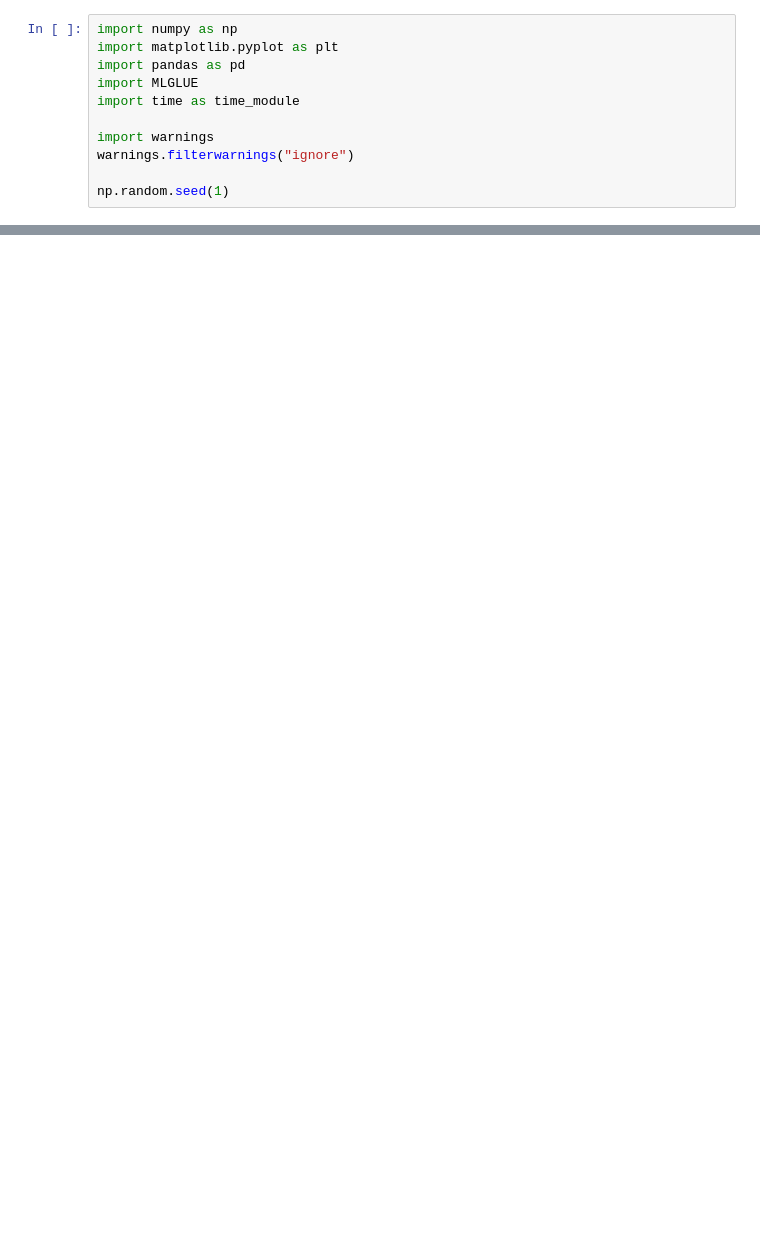
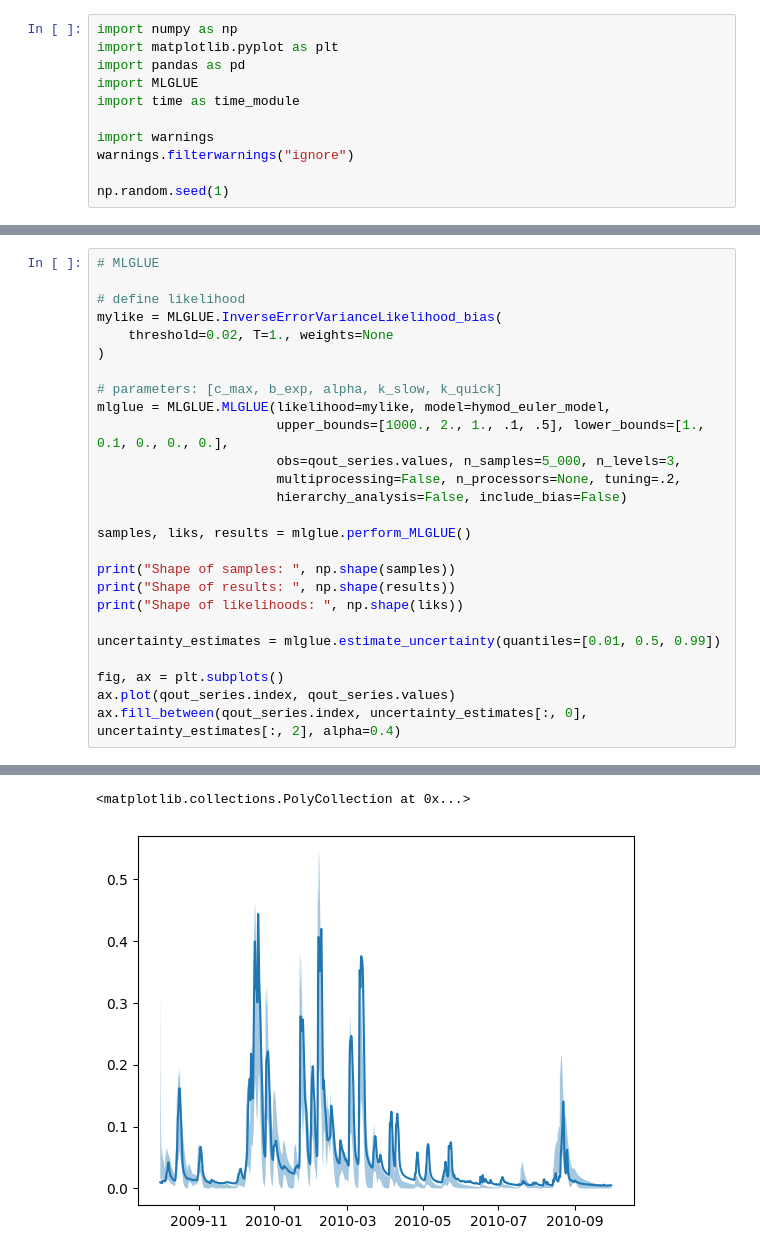
Before and after one commit to iGW-TU-Dresden/MLGLUE, a Jupyter notebook: EX02_HYMOD.ipynb, the cells around one changed output, grey strips where cells are left out. Cells and saved outputs as stored; diff of their text form; blank space fills up the shorter version.

```diff
--- a/EX02_HYMOD.ipynb
+++ b/EX02_HYMOD.ipynb
@@ -218,3 +305,30 @@ def hymod_euler_model(parameters, level, n_levels, obs, likelihood, run_id):
         likelihood_ = likelihood.likelihood(obs=obs[warmup:], sim=outflow[warmup:])
 
         return likelihood_, outflow
+# %%
+# MLGLUE
+
+# define likelihood
+mylike = MLGLUE.InverseErrorVarianceLikelihood_bias(
+    threshold=0.02, T=1., weights=None
+)
+
+# parameters: [c_max, b_exp, alpha, k_slow, k_quick]
+mlglue = MLGLUE.MLGLUE(likelihood=mylike, model=hymod_euler_model,
+                       upper_bounds=[1000., 2., 1., .1, .5], lower_bounds=[1., 0.1, 0., 0., 0.],
+                       obs=qout_series.values, n_samples=5_000, n_levels=3,
+                       multiprocessing=False, n_processors=None, tuning=.2,
+                       hierarchy_analysis=False, include_bias=False)
+
+samples, liks, results = mlglue.perform_MLGLUE()
+
+print("Shape of samples: ", np.shape(samples))
+print("Shape of results: ", np.shape(results))
+print("Shape of likelihoods: ", np.shape(liks))
+
+uncertainty_estimates = mlglue.estimate_uncertainty(quantiles=[0.01, 0.5, 0.99])
+
+fig, ax = plt.subplots()
+ax.plot(qout_series.index, qout_series.values)
+ax.fill_between(qout_series.index, uncertainty_estimates[:, 0], uncertainty_estimates[:, 2], alpha=0.4)
+# %% [output]
@@ -220,0 +352,2 @@ def hymod_euler_model(parameters, level, n_levels, obs, likelihood, run_id):
+<matplotlib.collections.PolyCollection at 0x...>
+[figure, added]
```
Also changed, not shown: parts of 14 cells of this notebook, 5 other files.
